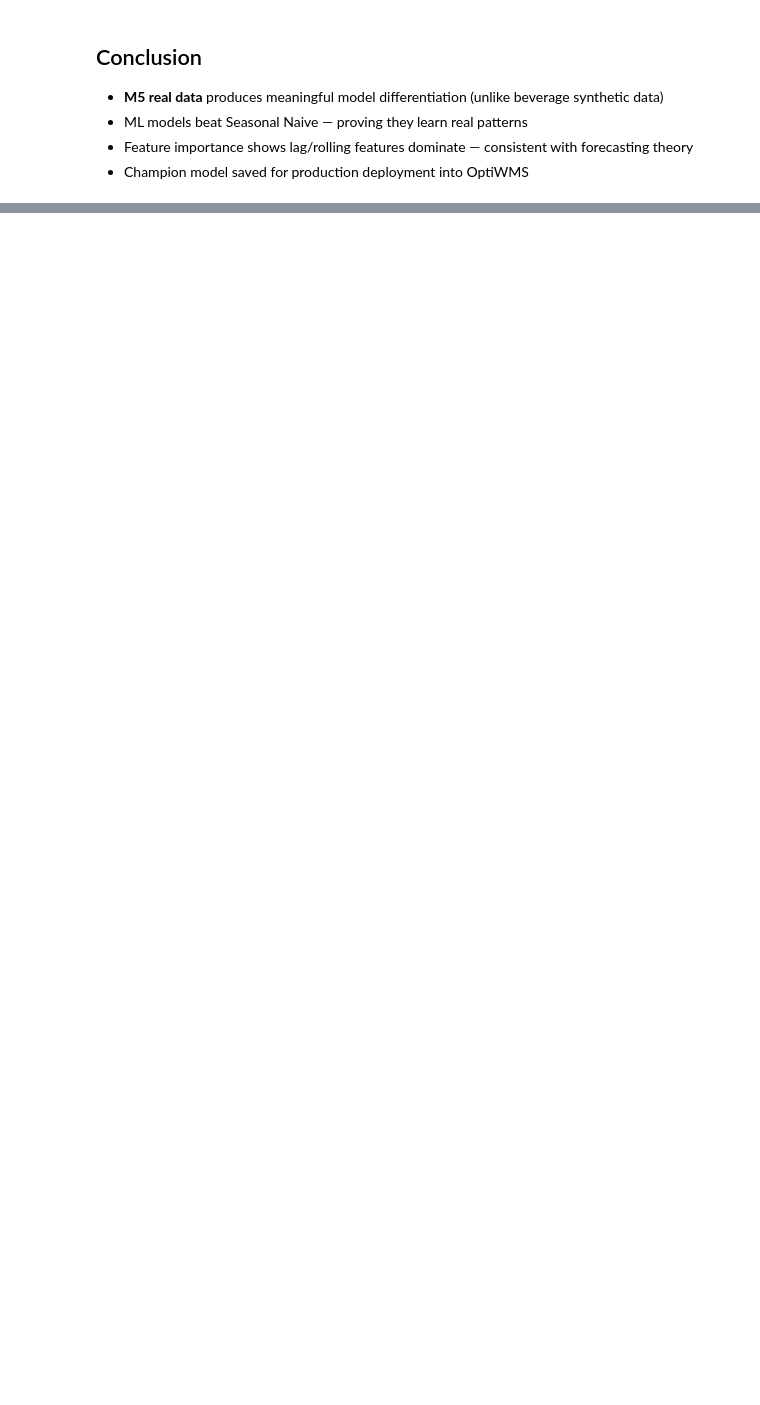
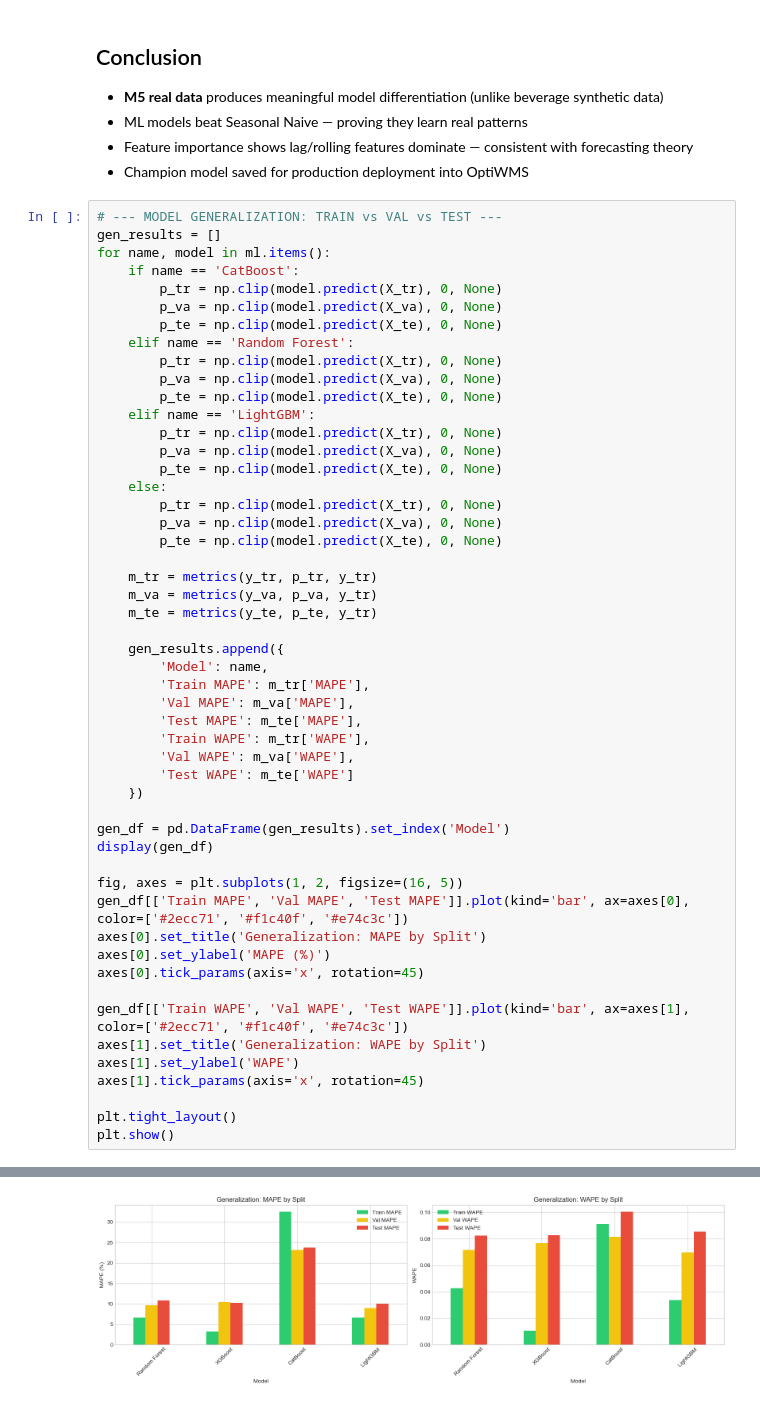
Before and after one commit to Oxshadha/OptiWMS, a Jupyter notebook: Ai miroservices/modeling/v4_m5_proper/03_model_comparison_m5.ipynb, the cells around one changed output, grey strips where cells are left out. Saved outputs shown, nothing was run; the diff lists cells and outputs as text; blank space fills up the shorter version.

```diff
--- a/Ai miroservices/modeling/v4_m5_proper/03_model_comparison_m5.ipynb
+++ b/Ai miroservices/modeling/v4_m5_proper/03_model_comparison_m5.ipynb
@@ -232,3 +238,55 @@ print(f"✅ Saved champion ({deploy}), metadata, and comparison CSV")
 - ML models beat Seasonal Naive — proving they learn real patterns
 - Feature importance shows lag/rolling features dominate — consistent with forecasting theory
 - Champion model saved for production deployment into OptiWMS
+# %%
+# --- MODEL GENERALIZATION: TRAIN vs VAL vs TEST ---
+gen_results = []
+for name, model in ml.items():
+    if name == 'CatBoost':
+        p_tr = np.clip(model.predict(X_tr), 0, None)
+        p_va = np.clip(model.predict(X_va), 0, None)
+        p_te = np.clip(model.predict(X_te), 0, None)
+    elif name == 'Random Forest':
+        p_tr = np.clip(model.predict(X_tr), 0, None)
+        p_va = np.clip(model.predict(X_va), 0, None)
+        p_te = np.clip(model.predict(X_te), 0, None)
+    elif name == 'LightGBM':
+        p_tr = np.clip(model.predict(X_tr), 0, None)
+        p_va = np.clip(model.predict(X_va), 0, None)
+        p_te = np.clip(model.predict(X_te), 0, None)
+    else:
+        p_tr = np.clip(model.predict(X_tr), 0, None)
+        p_va = np.clip(model.predict(X_va), 0, None)
+        p_te = np.clip(model.predict(X_te), 0, None)
+
+    m_tr = metrics(y_tr, p_tr, y_tr)
+    m_va = metrics(y_va, p_va, y_tr)
+    m_te = metrics(y_te, p_te, y_tr)
+
+    gen_results.append({
+        'Model': name,
+        'Train MAPE': m_tr['MAPE'],
+        'Val MAPE': m_va['MAPE'],
+        'Test MAPE': m_te['MAPE'],
+        'Train WAPE': m_tr['WAPE'],
+        'Val WAPE': m_va['WAPE'],
+        'Test WAPE': m_te['WAPE']
+    })
+
+gen_df = pd.DataFrame(gen_results).set_index('Model')
+display(gen_df)
+
+fig, axes = plt.subplots(1, 2, figsize=(16, 5))
+gen_df[['Train MAPE', 'Val MAPE', 'Test MAPE']].plot(kind='bar', ax=axes[0], color=['#2ecc71', '#f1c40f', '#e74c3c'])
+axes[0].set_title('Generalization: MAPE by Split')
+axes[0].set_ylabel('MAPE (%)')
+axes[0].tick_params(axis='x', rotation=45)
+
+gen_df[['Train WAPE', 'Val WAPE', 'Test WAPE']].plot(kind='bar', ax=axes[1], color=['#2ecc71', '#f1c40f', '#e74c3c'])
+axes[1].set_title('Generalization: WAPE by Split')
+axes[1].set_ylabel('WAPE')
+axes[1].tick_params(axis='x', rotation=45)
+
+plt.tight_layout()
+plt.show()
+# %% [output]
@@ -234,0 +299 @@ print(f"✅ Saved champion ({deploy}), metadata, and comparison CSV")
+[figure, added]
```
Also changed, not shown: parts of 10 cells of this notebook, 10 other files.
